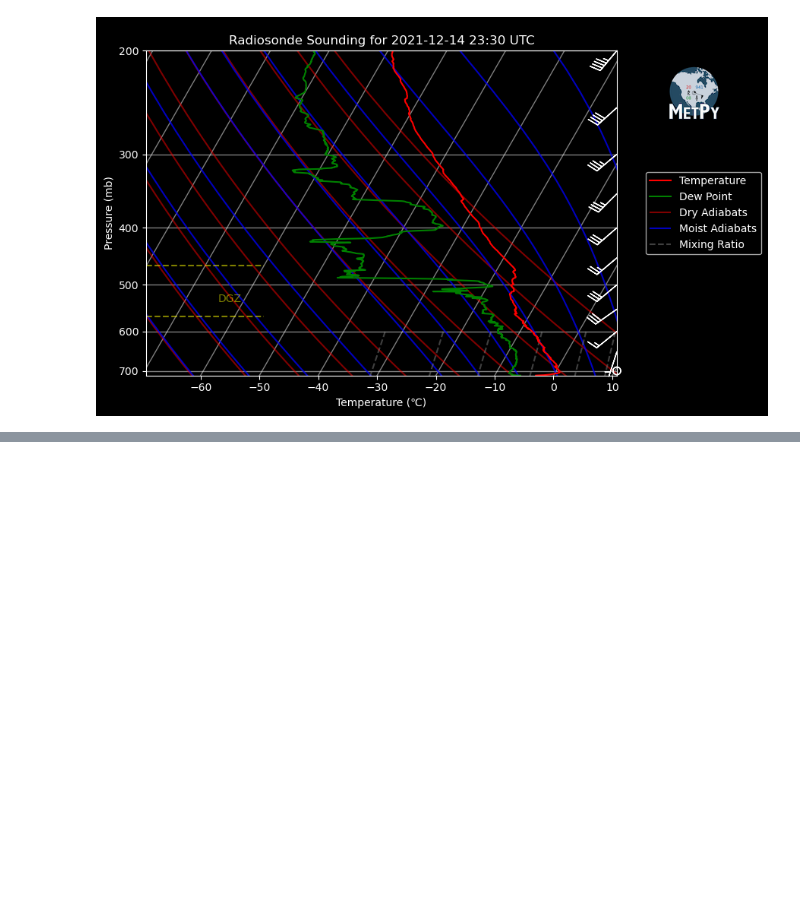
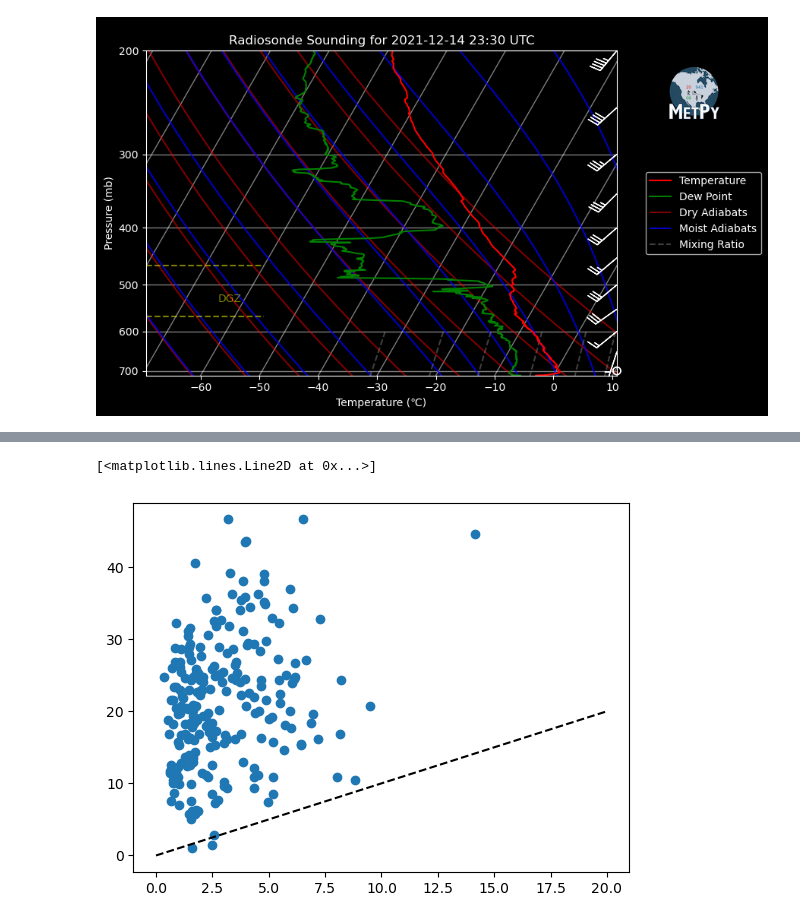
Before and after one commit to dlhogan97/Synoptic-Sublimation, a Jupyter notebook: 02_analysis/data_exploration/12_surface_and_upper_air_obs.ipynb, the cells around one changed output, grey strips where cells are left out. Saved outputs shown, nothing was run; the diff lists cells and outputs as text; code cells hidden in the pictures; blank space fills up the shorter version.

```diff
--- a/02_analysis/data_exploration/12_surface_and_upper_air_obs.ipynb
+++ b/02_analysis/data_exploration/12_surface_and_upper_air_obs.ipynb
@@ -174,6 +192,7 @@ def calculate_inversion_depth(ds):
 # %%
+%%capture
 data = {}
-for i, f in enumerate(files_22):
+for i, f in enumerate(files_23):
     try:
         ds = xr.open_dataset(f)
         Zbase, Ztop, deltaZ, deltaT, time = calculate_inversion_depth(ds)
@@ -183,4 +202,7 @@ for i, f in enumerate(files_22):
         print(f'Error with {f}')
         continue
 # convert to dataframe
-df = pd.DataFrame(data).T
+df_23 = pd.DataFrame(data).T
+# replace the columns
+df_23.columns = ['Zbase', 'Ztop', 'deltaZ', 'deltaT']
+df_23['sounding'] = np.where((df_23.index.hour < 13) & (df_23.index.hour > 6), 'Morning (04:00 MST)', 'Afternoon (16:00 MST)')
@@ -467,0 +691,7 @@ Text(0.5, 0, 'Radiosonde Wind Direction')
+# %%
+plt.scatter(x=pres_500.spd_10m_c, y=pres_500.wspd)
+# add a 1:1 line
+plt.plot([0, 20], [0, 20], color='black', linestyle='--')
+# %% [output]
+[<matplotlib.lines.Line2D at 0x...>]
+[figure, added]
```
Also changed, not shown: parts of 20 cells of this notebook, 15 other files.
